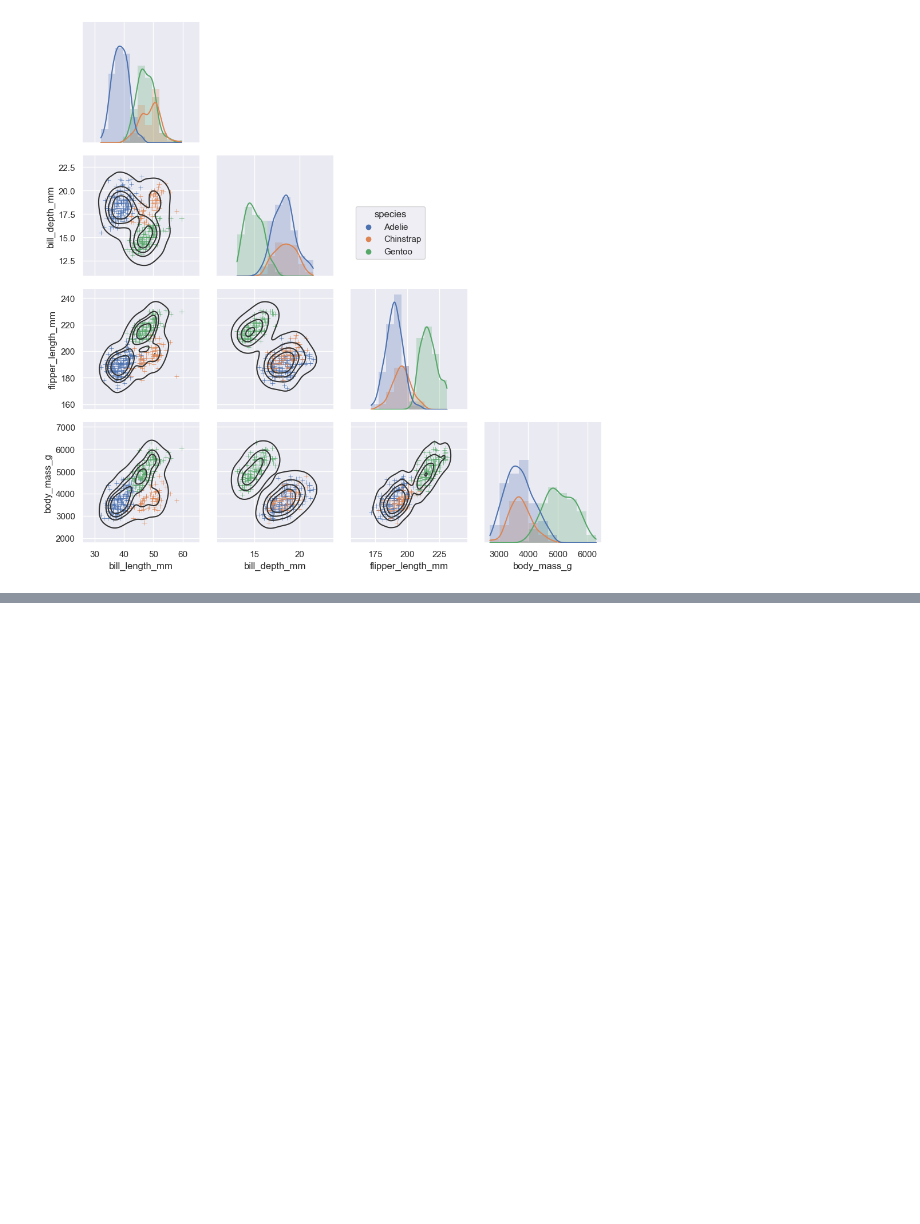
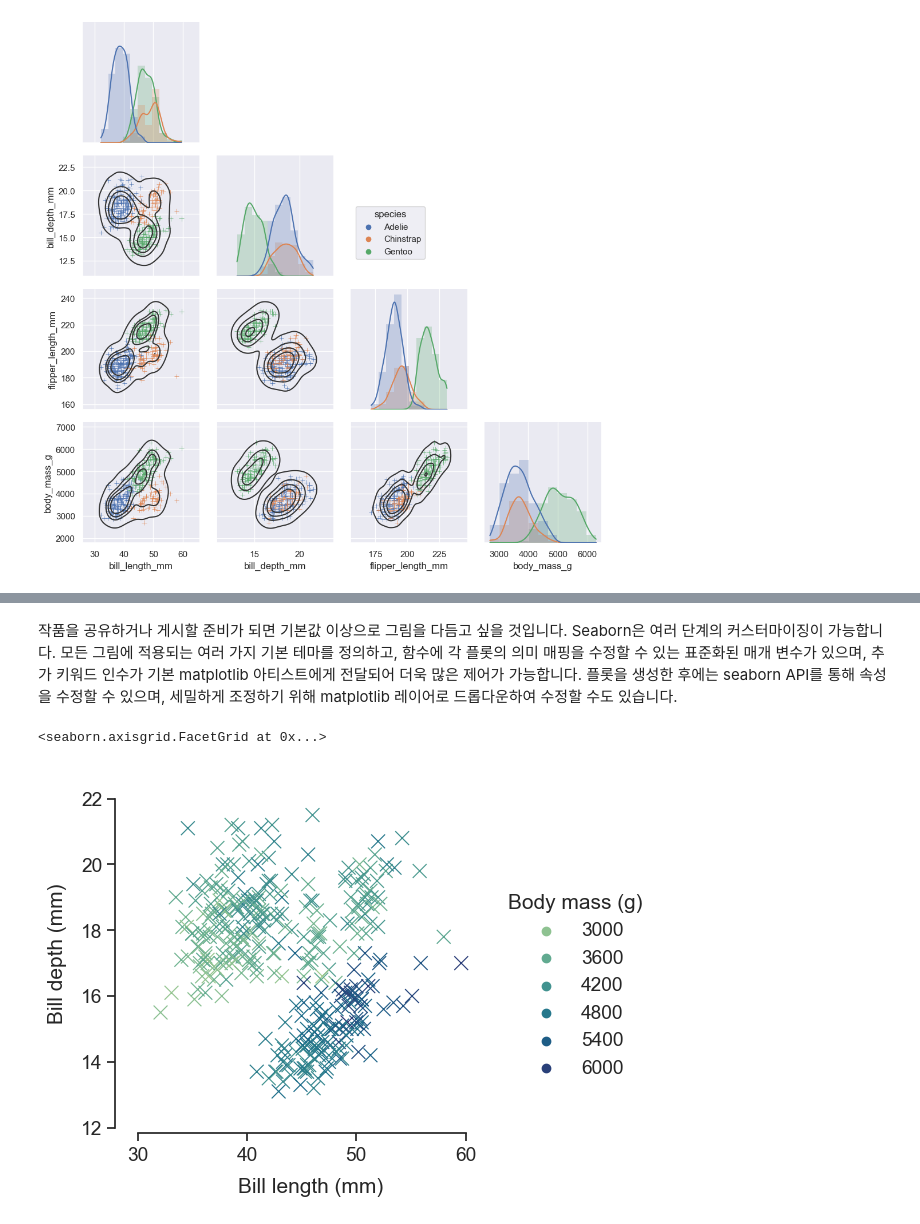
Before and after one commit to 2mook2/Seaborn_Tutorial, a Jupyter notebook: 01_An_introduction_to_seaborn.ipynb, the cells around one changed output, grey strips where cells are left out. Cells and saved outputs as stored; diff of their text form; code cells hidden in the pictures; blank space fills up the shorter version.

```diff
--- a/01_An_introduction_to_seaborn.ipynb
+++ b/01_An_introduction_to_seaborn.ipynb
@@ -180,0 +195,17 @@ g.legend.set_bbox_to_anchor((.61, .6))
+# %% [markdown]
+작품을 공유하거나 게시할 준비가 되면 기본값 이상으로 그림을 다듬고 싶을 것입니다. Seaborn은 여러 단계의 커스터마이징이 가능합니다. 모든 그림에 적용되는 여러 가지 기본 테마를 정의하고, 함수에 각 플롯의 의미 매핑을 수정할 수 있는 표준화된 매개 변수가 있으며, 추가 키워드 인수가 기본 matplotlib 아티스트에게 전달되어 더욱 많은 제어가 가능합니다. 플롯을 생성한 후에는 seaborn API를 통해 속성을 수정할 수 있으며, 세밀하게 조정하기 위해 matplotlib 레이어로 드롭다운하여 수정할 수도 있습니다.
+# %%
+sns.set_theme(style="ticks", font_scale=1.25)
+g = sns.relplot(
+    data=penguins,
+    x="bill_length_mm", y="bill_depth_mm", hue="body_mass_g",
+    palette="crest", marker="x", s=100,
+)
+g.set_axis_labels("Bill length (mm)", "Bill depth (mm)", labelpad=10)
+g.legend.set_title("Body mass (g)")
+g.figure.set_size_inches(6.5, 4.5)
+g.ax.margins(.15)
+g.despine(trim=True)
+# %% [output]
+<seaborn.axisgrid.FacetGrid at 0x...>
+[figure, added]
```
Also changed, not shown: parts of 7 cells of this notebook.
